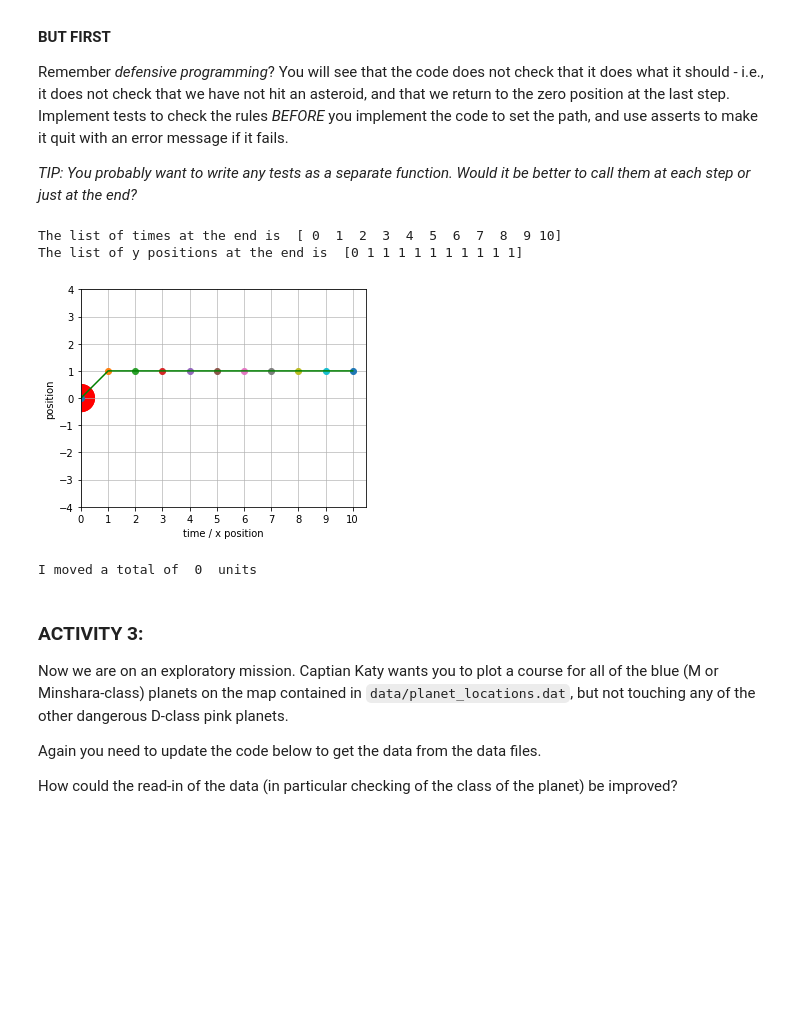
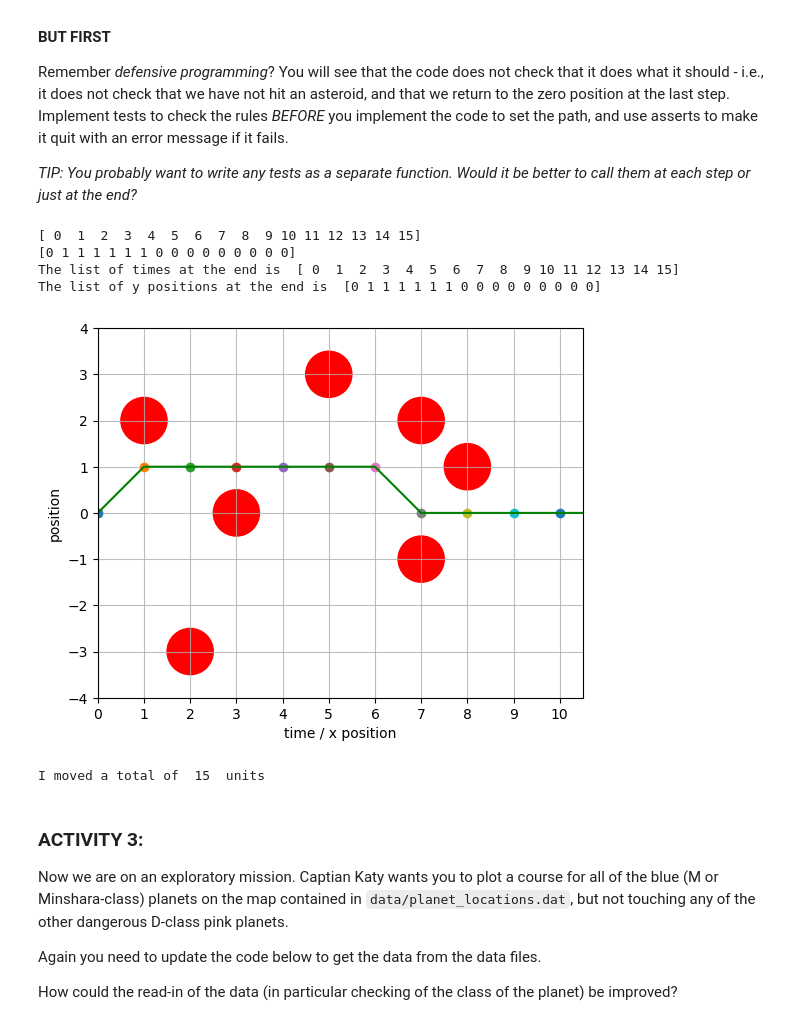
Before and after one commit to KAClough/TopicsInSciComp, a Jupyter notebook: Notebooks/Week2_LabExercises.ipynb, the cells around one changed output. Drawn from its saved outputs; the diff is of its cells as text; code cells hidden in the pictures; blank space fills up the shorter version.

```diff
--- a/Notebooks/Week2_LabExercises.ipynb
+++ b/Notebooks/Week2_LabExercises.ipynb
@@ -31,9 +31,7 @@ def plot_asteroid_field(ax) :
     ax.set_aspect('equal')
     ax.grid(which='major', alpha=0.8)
 
-    # Mark the asteroid positions onto the plot - read in the data from data/asteroid_locations.dat
-    # HINT: the function you need is called loadtxt
-    asteroid_locations= np.array([[0,0], [0,0]]) # UPDATE ME!
+    asteroid_locations = np.loadtxt('./data/asteroid_locations.dat')
     for location in asteroid_locations :
         circle=plt.Circle(location, 0.5 , color='r')
         ax.add_artist(circle)
@@ -78,13 +76,16 @@ Remember *defensive programming*? You will see that the code does not check that
 *TIP: You probably want to write any tests as a separate function. Would it be better to call them at each step or just at the end?*
 # %%
 # Plot again the asteroid field, so that we can plot the path on top of it
-# plt.ion() # Make the plotting interactive so we can update the path as we fly
+plt.ion() # Make the plotting interactive so we can update the path as we fly
+print(list_of_times)
 fig = plt.figure()
 ax1 = plt.gcf().gca() #this stands for get current figure, get current axis
+print(list_of_y_positions)
 plot_asteroid_field(ax1)
 
 # go through the list of times, where index is the index within the
 # list, and time_now is the entry at that index
+total_distance_moved = 0
 for index, time_now in enumerate(list_of_times) :
 
     # the list of things to do when at a certain time starts with an 'if'
@@ -96,42 +97,46 @@ for index, time_now in enumerate(list_of_times) :
     # ie, if the time is between 1 and 3
     elif (time_now > 0 and time_now < 2) :
         step_size = 1
         # moving y position by the step size
         list_of_y_positions[index] = list_of_y_positions[index - 1] + step_size
+        total_distance_moved += 1
 
-    # UPDATE ME!
-    # Add more else if options here to cover all the times you need to move the ship
-    # (Try to make this as minimal as possible, rather than writing one elif statement
-    # per time step)
+    elif (time_now == 7):
+        step_size = -1
+        list_of_y_positions[index] = list_of_y_positions[index - 1] + step_size
+        total_distance_moved += 1
 
     # finally, give the default option for all other cases using 'else'
     else :
         # nothing happens at other times
         step_size = 0
         # moving y position by the step size
         list_of_y_positions[index] = list_of_y_positions[index - 1] + step_size
+        total_distance_moved += 1
 
     position_now = list_of_y_positions[index]
     plt.plot(time_now, position_now, 'o')
     #plt.pause(0.3) # This pause just slows down the plotting so it looks nicer
 
 print("The list of times at the end is ", list_of_times)
 print("The list of y positions at the end is ", list_of_y_positions)
 
 plt.plot(list_of_times, list_of_y_positions, 'g-')
+
 plt.show()
 
 # Uncomment to save the figure
 # plt.savefig("flight_path.png")
 
 # Print out some information
-total_distance_moved = 0 # UPDATE ME!
 print("I moved a total of ", total_distance_moved, " units")
 # %% [output]
-The list of times at the end is  [ 0  1  2  3  4  5  6  7  8  9 10]
-The list of y positions at the end is  [0 1 1 1 1 1 1 1 1 1 1]
+[ 0  1  2  3  4  5  6  7  8  9 10 11 12 13 14 15]
+[0 1 1 1 1 1 1 0 0 0 0 0 0 0 0 0]
+The list of times at the end is  [ 0  1  2  3  4  5  6  7  8  9 10 11 12 13 14 15]
+The list of y positions at the end is  [0 1 1 1 1 1 1 0 0 0 0 0 0 0 0 0]
-[figure, old version]
+[figure, new version]
-I moved a total of  0  units
+I moved a total of  15  units
 # %% [markdown]
 ### ACTIVITY 3:
 
```
Also changed, not shown: parts of 3 cells of this notebook.
